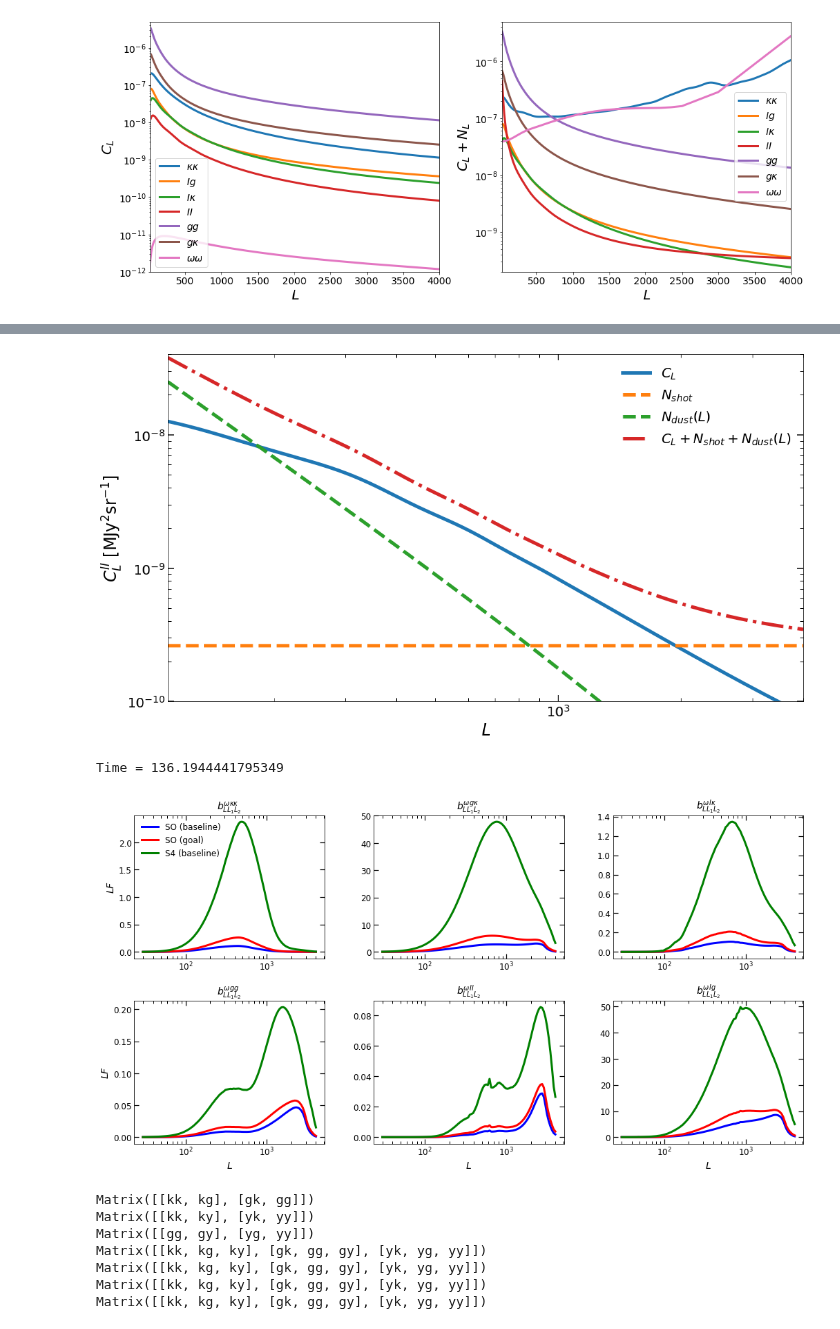
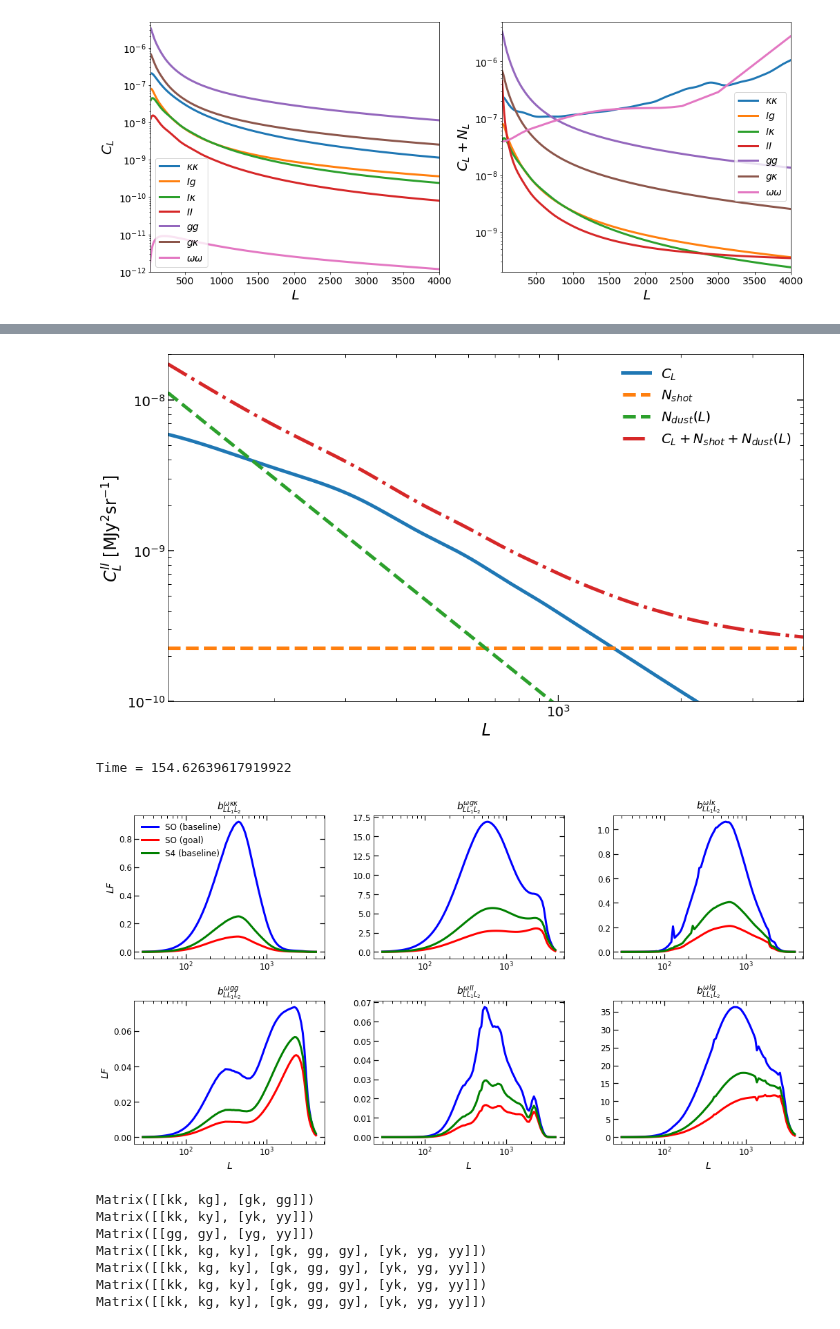
Before and after one commit to mfrobertson/omegaQE, a Jupyter notebook: kkomega/report_plots.ipynb, the cells around one changed output, grey strips where cells are left out. Drawn from its saved outputs; the diff is of its cells as text; code cells hidden in the pictures.

```diff
--- a/kkomega/report_plots.ipynb
+++ b/kkomega/report_plots.ipynb
@@ -12,7 +12,7 @@ plt.rcParams['figure.figsize'] = [15, 7]
 plt.rc('figure', facecolor='w')
 power = Powerspectra()
 cosmo = Cosmology()
-N0_file = "cache/_N0/N0_foreground_SO_all_base_qe_MV.npy"
+N0_file = "cache/_N0/SO/gmv/N0_TEB_gradient_T30-3000_P30-5000.npy"
 fisher = Fisher(N0_file, N0_offset=2)
 fisher.setup_bispectra("cache/_M/")
 # %%
@@ -509,7 +510,7 @@ ax.set_ylabel("$C_{L}^{II}$ [MJy$^2$sr$^{-1}$]", fontsize=24)
 ax.set_xlabel("$L$", fontsize=24)
 # ax[1].set_title("353 CIB Power Spectrum")
 ax.set_xlim(110, 4000)
-ax.set_ylim(1e-10,4e-8)
+ax.set_ylim(1e-10,2e-8)
 ax.legend(prop={'size': 20}, frameon=False)
 ax.tick_params(top=True, right=True, direction="in", which="minor", length=5, width=1)
 ax.tick_params(top=True, right=True, direction="in", which="major", length=9, width=1.5)
@@ -517,7 +518,7 @@ ax.tick_params(labelsize=20)
 fig.savefig("_report_plots/cib_ps.pdf", bbox_inches='tight')
 plt.show()
 # %% [output]
-[figure, old version]
+[figure, new version]
 # %%
 import time
 plt.rc('figure', facecolor='w')
@@ -530,37 +531,37 @@ label_typs = ["$b^{\omega\kappa\kappa}_{LL_1L_2}$", "$b^{\omega gg}_{LL_1L_2}$",
 typs = ["kkw", "ggw", "gkw", "IIw", "Ikw", "Igw"]
 fig, ax = plt.subplots(2,3, figsize=[15, 8])
 fig.tight_layout(pad=4)
-N0_files = ["cache/_N0/N0_foreground_SO_all_base_qe_MV.npy", "cache/_N0/N0_foreground_SO_all_goal_it_MV.npy", "cache/_N0/N0_foreground_S4_all_MV.npy"]
+N0_files = ["cache/_N0/SO/gmv/N0_TEB_gradient_T30-3000_P30-5000.npy", "cache/_N0/SO_base/gmv/N0_TEB_lensed_T30-3000_P30-5000.npy", "cache/_N0/SO_goal/gmv/N0_TEB_lensed_T30-3000_P30-5000.npy"]
 labels = ["SO (baseline)", "SO (goal)", "S4 (baseline)"]
 colours = ["blue", "red", "green"]
 offsets = [2, 2, 2]
-bools = [False, False, False]
+bools = [True, False, False]
 for iii, N0_file in enumerate(N0_files):
     fisher.reset_noise(N0_file, offsets[iii], bools[iii])
     for jjj, typ in enumerate(typs):
         F_conv_rot = fisher.get_bispectrum_Fisher(typ, Ls=Ls, Ntheta=Ntheta, f_sky=0.4, arr=True)
         col = jjj//2
         if jjj % 2: row = 1
         else: row = 0
         ax[row][col].semilogx(Ls, Ls*F_conv_rot, label=f"{labels[iii]}", color=colours[iii], linewidth=3)
         ax[row][col].set_title(f"{label_typs[jjj]}", fontsize=14)
         ax[row][col].tick_params(top=True, right=True, direction="in", which="minor", length=4, width=1)
         ax[row][col].tick_params(top=True, right=True, direction="in", which="major", length=7, width=1.2)
         ax[row][col].tick_params(labelsize=12)
         if row==0 and col==0:
             ax[row][col].legend(prop={'size': 12}, frameon=False)
         if row == 1:
             ax[row][col].set_xlabel("$L$", fontsize=14)
         if col == 0:
             ax[row][col].set_ylabel("$LF$", fontsize=14)
 t1 = time.time()
 print(f"Time = {t1 - t0}")
 
 fig.savefig("_report_plots/bi_fish_.pdf", bbox_inches='tight')
 plt.show()
 # %% [output]
-Time = 136.1944441795349
+Time = 154.62639617919922
-[figure, old version]
+[figure, new version]
 # %%
 from cosmology import Cosmology
 from scipy.interpolate import InterpolatedUnivariateSpline
```
Also changed, not shown: parts of 14 cells of this notebook, 7 other files.
